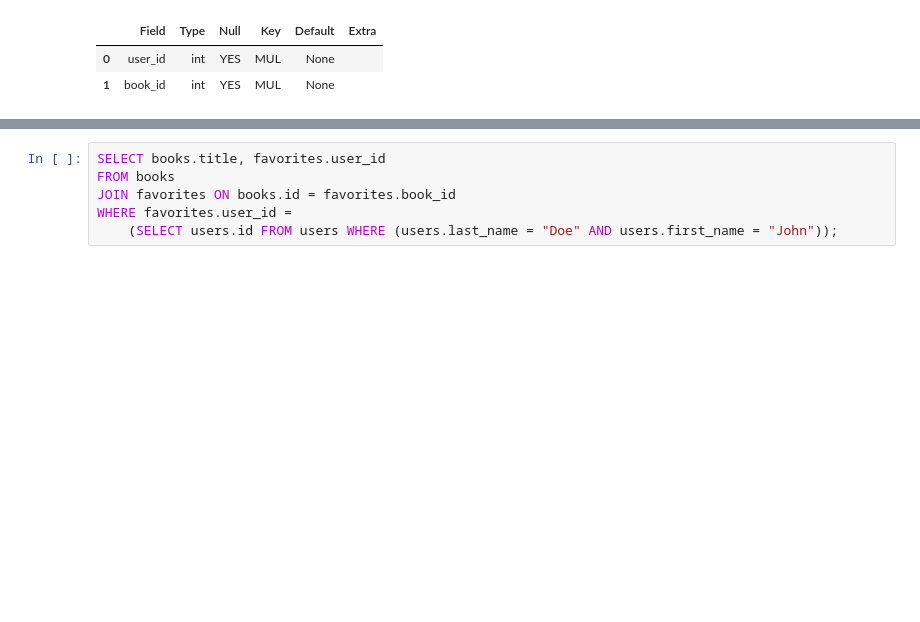
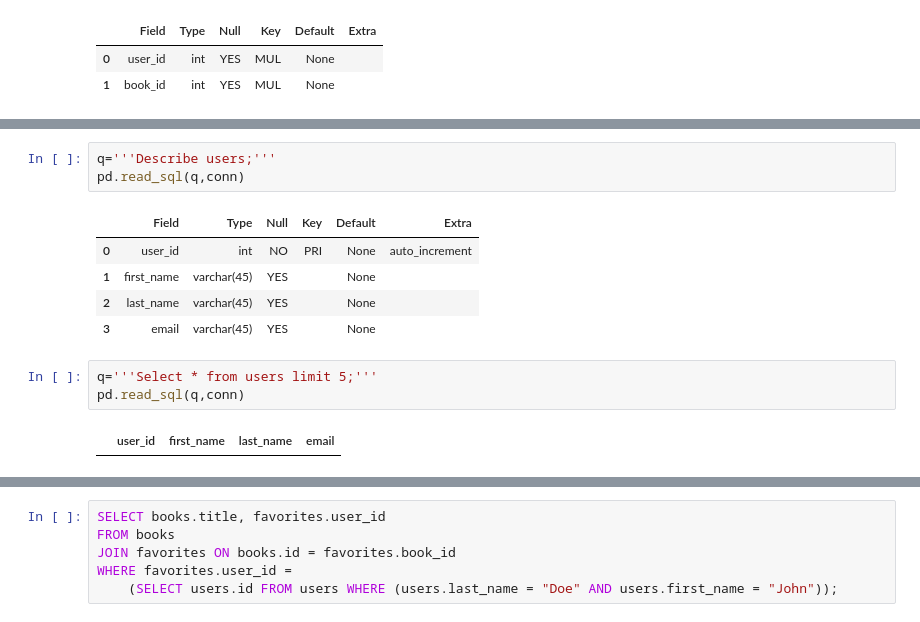
Before and after one commit to 808hanronald/book-core, a Jupyter notebook: bookcore.ipynb, the cells around one changed output, grey strips where cells are left out. Saved outputs shown, nothing was run; the diff lists cells and outputs as text; blank space fills up the shorter version.

```diff
--- a/bookcore.ipynb
+++ b/bookcore.ipynb
@@ -360,0 +420,14 @@ SyntaxError: invalid syntax (3634957503.py, line 1)
+# %%
+q='''Describe users;'''
+pd.read_sql(q,conn)
+# %% [output]
+|  | Field | Type | Null | Key | Default | Extra |
+| 0 | user_id | int | NO | PRI | None | auto_increment |
+| 1 | first_name | varchar(45) | YES |  | None |  |
+| 2 | last_name | varchar(45) | YES |  | None |  |
+| 3 | email | varchar(45) | YES |  | None |  |
+# %%
+q='''Select * from users limit 5;'''
+pd.read_sql(q,conn)
+# %% [output]
+|  | user_id | first_name | last_name | email |
```
Also changed, not shown: parts of 11 cells of this notebook.
